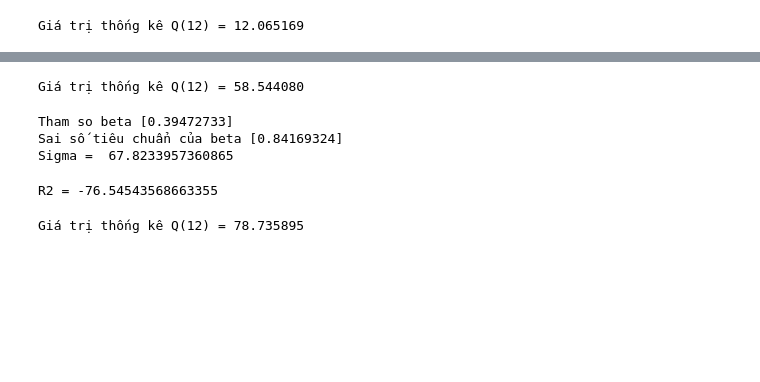
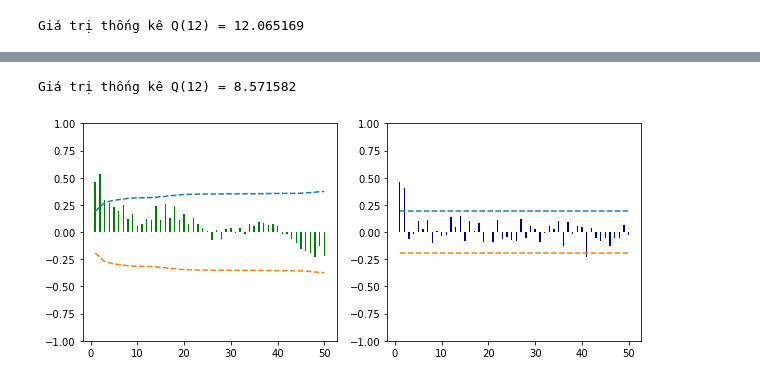
Before and after one commit to tranquocthien/Time-series-analysis, a Jupyter notebook: 3.mo-hinh-ARMA.ipynb, the cells around one changed output, grey strips where cells are left out. Cells and saved outputs as stored; diff of their text form; code cells hidden in the pictures; blank space fills up the shorter version.

```diff
--- a/3.mo-hinh-ARMA.ipynb
+++ b/3.mo-hinh-ARMA.ipynb
@@ -444,61 +438,37 @@ R2 -0.06897032166459915
 # %%
 # Tính thống kê Q(k)
 def Qstat(at,k):
     at_ACF = sACF(at,k)[0]
     n = len(at)
     Qstat = 0
     for i in range(k):
         Qstat += n*(n+2)*at_ACF[i]**2/(n-i-1)
     return Qstat
 
 k = 12
 print("Giá trị thống kê Q(%d) = %f" %(k,Qstat(at,k)))
+
+K = 50
+# Tính ACF
+ACF, se_ACF = sACF(y, K)
+#Tinh PACF
+PACF, se_PACF = sPACF(y,K)
+
+# Vẽ đồ thị
+fig,ax = plt.subplots(1,2,figsize = (10,4))
+x = np.arange(1,K+1)
+# Đồ thị ACF
+ax[0].bar(x, ACF, color='green', width = 0.3, label='ACF')
+ax[0].plot(x, 1.96*se_ACF, linestyle='dashed')
+ax[0].plot(x, -1.96*se_ACF, linestyle='dashed')
+ax[0].set_ylim([-1, 1])
+# Đồ thị PACF
+ax[1].bar(x, PACF, color='navy', width = 0.3, label='PACF')
+ax[1].plot(x, 1.96*se_PACF, linestyle='dashed')
+ax[1].plot(x, -1.96*se_PACF, linestyle='dashed')
+ax[1].set_ylim([-1, 1])
+
+plt.show()
 # %% [output]
-Giá trị thống kê Q(12) = 58.544080
+Giá trị thống kê Q(12) = 8.571582
+[figure, added]
-# %%
-# ƯỚc lượng mô hình MA(1) cho dữ liệu loan applications
-# ƯỚc lượng tham số
-from sklearn.linear_model import LinearRegression
-xdata = at[:-1]
-ydata = y[2:]
-
-#fit_intercept=False: luôn đi qua gốc toạ độ, không có hệ số tự do
-model = LinearRegression(fit_intercept=False)
-
-# Chuyển xdata thành ma trận
-X = xdata[:, np.newaxis]
-#Khớp 2 cái lại với nhau
-model.fit(X,ydata)
-print("Tham so beta", model.coef_)
-
-# Sai số tiêu chuẩn của ước lượng tham số mô hình
-e = ydata - model.predict(X)
-sigma = np.sqrt(np.sum(e**2)/(len(e)-1))
-se_beta = sigma*np.sqrt(np.diag(np.linalg.inv(X.T@X)))
-print("Sai số tiêu chuẩn của beta", se_beta)
-print("Sigma = ", sigma)
-# %% [output]
-Tham so beta [0.39472733]
-Sai số tiêu chuẩn của beta [0.84169324]
-Sigma =  67.8233957360865
-# %%
-# Đánh giá mô hình bằng hệ số xác định R^2
-SE = np.sum(e**2)
-ST = np.sum((ydata -ydata.mean())**2)
-R2 = 1 - SE/ST
-print('R2 =',  R2)
-# %% [output]
-R2 = -76.54543568663355
-# %%
-# Tính thống kê Q(k)
-# def Qstat(at,k):
-#     at_ACF = sACF(at,k)[0]
-#     n = len(at)
-#     Qstat = 0
-#     for i in range(k):
-#         Qstat += n*(n+2)*at_ACF[i]**2/(n-i-1)
-#     return Qstat
-k = 12
-print("Giá trị thống kê Q(%d) = %f" %(k,Qstat(e,k)))
-# %% [output]
-Giá trị thống kê Q(12) = 78.735895
```
Also changed, not shown: parts of 29 cells of this notebook, 4 other files.
